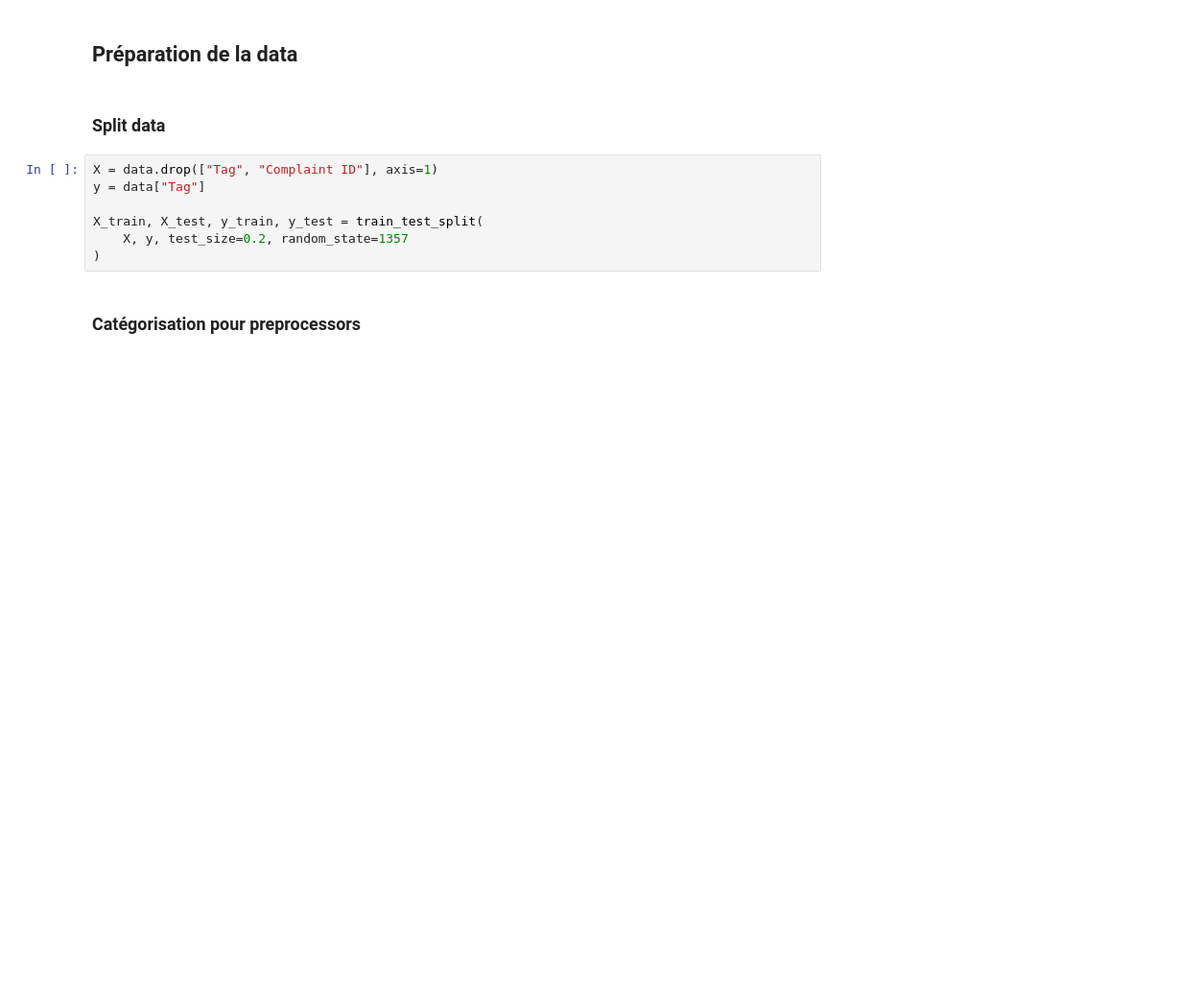
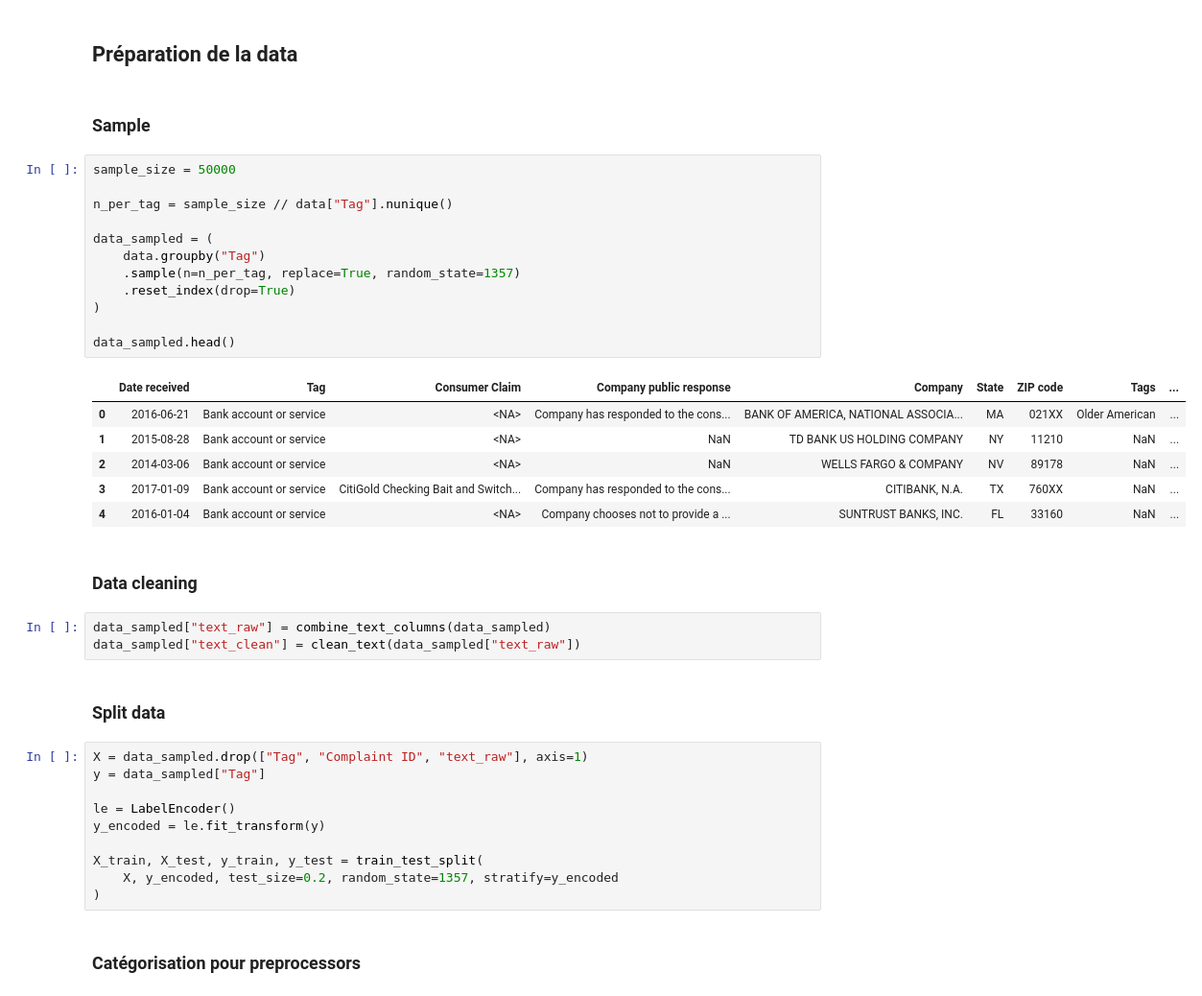
Before and after one commit to ifTrueReturnFalse/retraining-llm-ml-comparaison, a Jupyter notebook: backend/notebooks/analysis.ipynb, the cells around one changed output. Shown at 96% size. Saved outputs shown, nothing was run; the diff lists cells and outputs as text; blank space fills up the shorter version.

Commit message:
update: improved data prep, and first ML result

```diff
--- a/backend/notebooks/analysis.ipynb
+++ b/backend/notebooks/analysis.ipynb
@@ -232,14 +231,43 @@ plt.show()
 [figure]
 # %% [markdown]
 ## Préparation de la data
+# %% [markdown]
+### Sample
+# %%
+sample_size = 50000
+
+n_per_tag = sample_size // data["Tag"].nunique()
+
+data_sampled = (
+    data.groupby("Tag")
+    .sample(n=n_per_tag, replace=True, random_state=1357)
+    .reset_index(drop=True)
+)
+
+data_sampled.head()
+# %% [output]
+|  | Date received | Tag | Consumer Claim | Company public response | Company | State | ZIP code | Tags | ... |
+| 0 | 2016-06-21 | Bank account or service | <NA> | Company has responded to the cons... | BANK OF AMERICA, NATIONAL ASSOCIA... | MA | 021XX | Older American | ... |
+| 1 | 2015-08-28 | Bank account or service | <NA> | NaN | TD BANK US HOLDING COMPANY | NY | 11210 | NaN | ... |
+| 2 | 2014-03-06 | Bank account or service | <NA> | NaN | WELLS FARGO & COMPANY | NV | 89178 | NaN | ... |
+| 3 | 2017-01-09 | Bank account or service | CitiGold Checking Bait and Switch... | Company has responded to the cons... | CITIBANK, N.A. | TX | 760XX | NaN | ... |
+| 4 | 2016-01-04 | Bank account or service | <NA> | Company chooses not to provide a ... | SUNTRUST BANKS, INC. | FL | 33160 | NaN | ... |
+# %% [markdown]
+### Data cleaning
+# %%
+data_sampled["text_raw"] = combine_text_columns(data_sampled)
+data_sampled["text_clean"] = clean_text(data_sampled["text_raw"])
 # %% [markdown]
 ### Split data
 # %%
-X = data.drop(["Tag", "Complaint ID"], axis=1)
-y = data["Tag"]
+X = data_sampled.drop(["Tag", "Complaint ID", "text_raw"], axis=1)
+y = data_sampled["Tag"]
+
+le = LabelEncoder()
+y_encoded = le.fit_transform(y)
 
 X_train, X_test, y_train, y_test = train_test_split(
-    X, y, test_size=0.2, random_state=1357
+    X, y_encoded, test_size=0.2, random_state=1357, stratify=y_encoded
 )
 # %% [markdown]
 ### Catégorisation pour preprocessors
```
Also changed, not shown: parts of 8 cells of this notebook, 1 other file.
